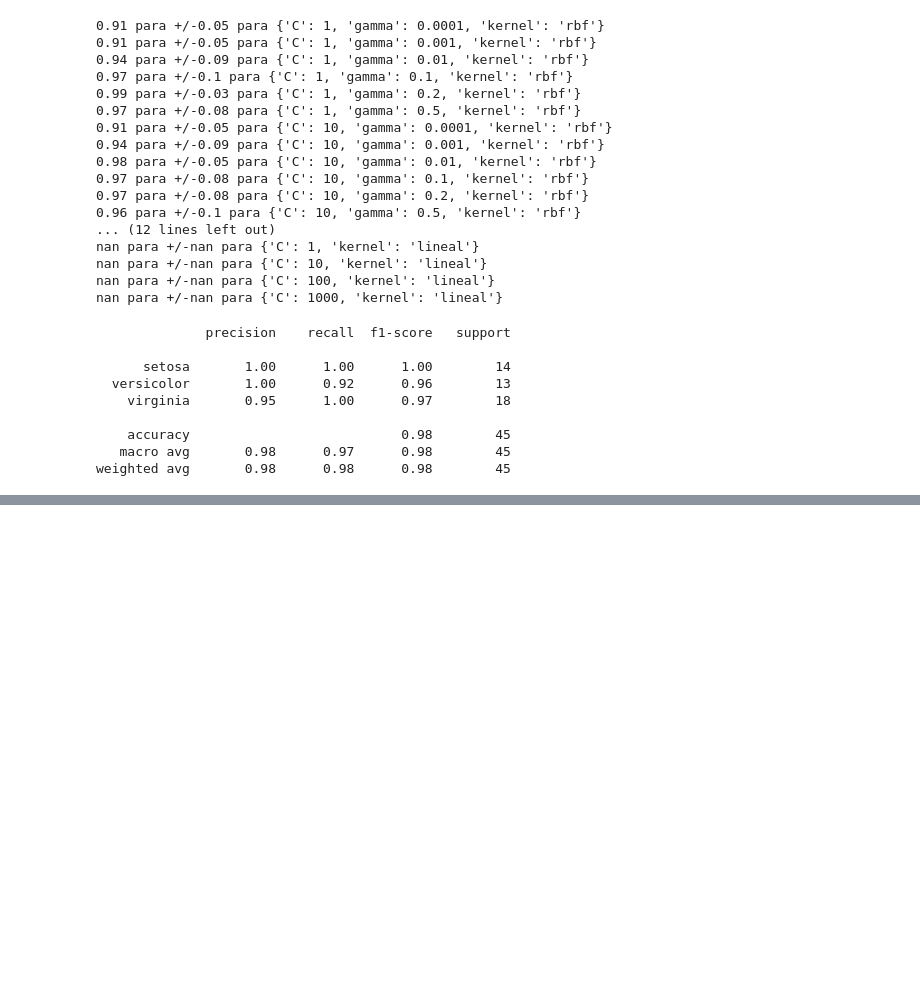
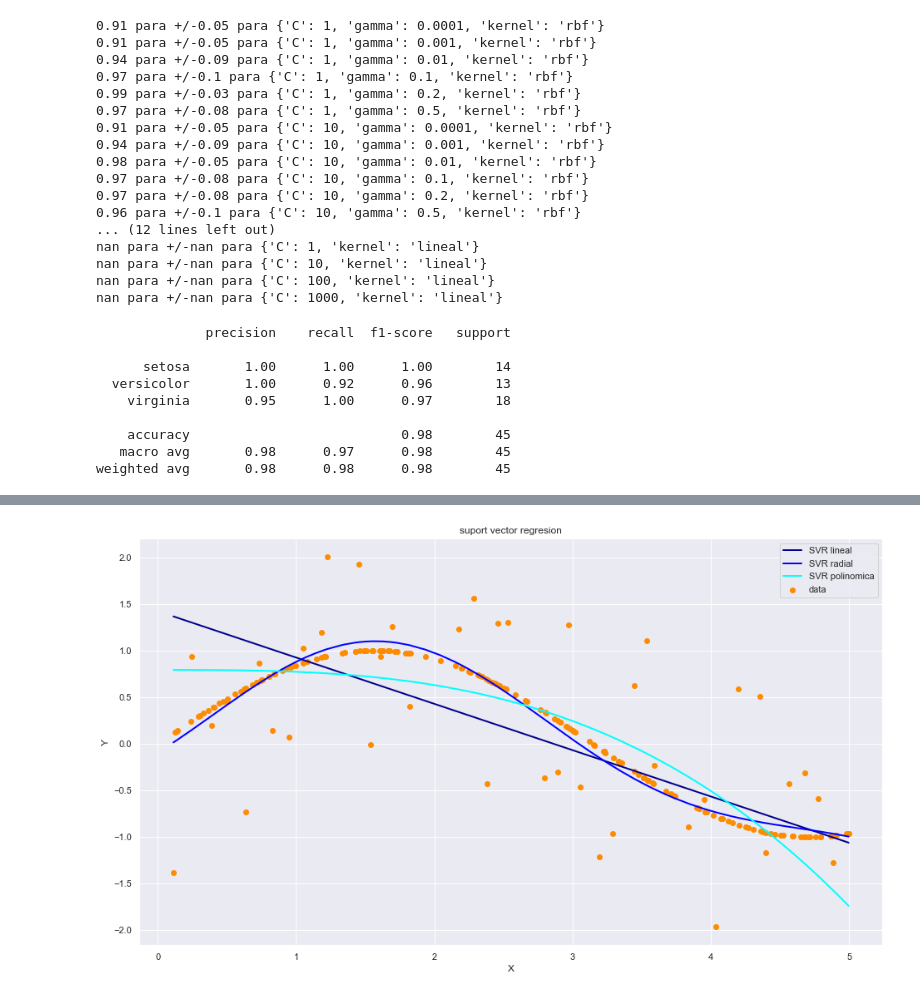
Before and after one commit to gonzalo71/TestGit, a Jupyter notebook: Udemy_exercices/Udemy_5.1_SVM_Face_recognition.ipynb, the cells around one changed output, grey strips where cells are left out. Drawn from its saved outputs; the diff is of its cells as text; code cells hidden in the pictures; blank space fills up the shorter version.

```diff
--- a/Udemy_exercices/Udemy_5.1_SVM_Face_recognition.ipynb
+++ b/Udemy_exercices/Udemy_5.1_SVM_Face_recognition.ipynb
@@ -208,0 +225,26 @@ weighted avg       0.98      0.98      0.98        45
+# %%
+# vamos a probar con varios kernels
+C=1e3
+svr_lin = SVR(kernel="linear",C=C)
+svr_rbf = SVR(kernel="rbf",C=C,gamma=0.1)
+svr_pol = SVR(kernel="poly",C=C,degree=3)
+# %%
+# vamos hacer unas predicciones con cada modelo ( nos saltamos otros pasos con validacion cruzada...aqui vamos al lio ¡¡)
+y_lin = svr_lin.fit(X,Y).predict(X)
+y_rbf = svr_rbf.fit(X,Y).predict(X)
+y_pol = svr_pol.fit(X,Y).predict(X)
+# %%
+# Vamos a ver graficos
+lw = 2
+plt.figure(figsize=(16,9))
+plt.scatter(X,Y,color="darkorange",label="data")
+plt.plot(X,y_lin,color="darkblue",lw=lw,label="SVR lineal")
+plt.plot(X,y_rbf,color="blue",lw=lw,label="SVR radial")
+plt.plot(X,y_pol,color="cyan",lw=lw,label="SVR polinomica")
+plt.xlabel("X")
+plt.ylabel("Y")
+plt.title("suport vector regresion")
+plt.legend()
+plt.show()
+# %% [output]
+[figure, added]
```
Also changed, not shown: parts of 5 cells of this notebook, 1 other file.
